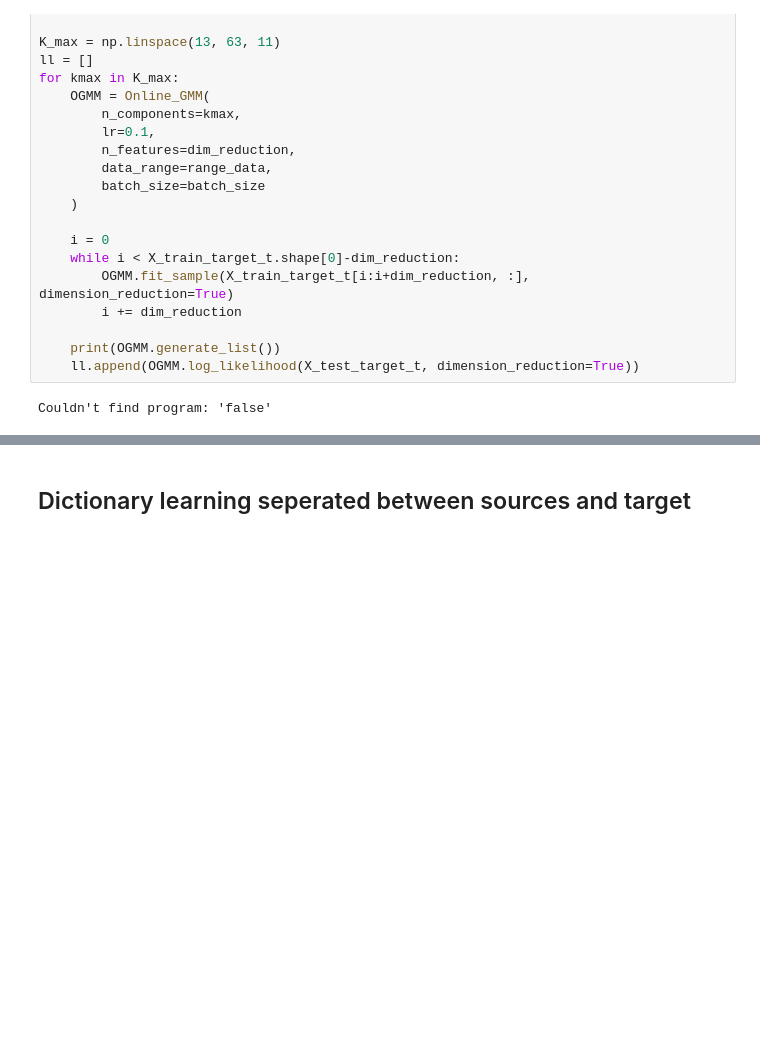
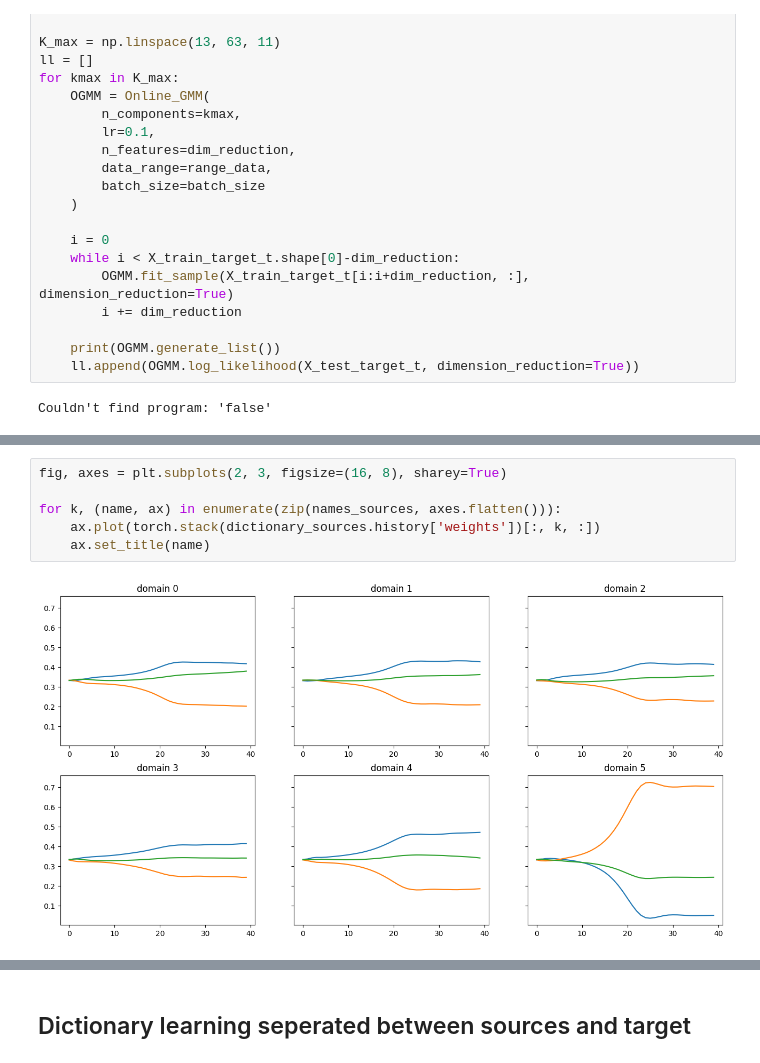
Before and after one commit to Stevan-LS/Online-DaDiL, a Jupyter notebook: PyDiL-main/PyDiL-main/CSTR - DaDiL Centralized.ipynb, the cells around one changed output, grey strips where cells are left out. Drawn from its saved outputs; the diff is of its cells as text; blank space fills up the shorter version.

```diff
--- a/PyDiL-main/PyDiL-main/CSTR - DaDiL Centralized.ipynb
+++ b/PyDiL-main/PyDiL-main/CSTR - DaDiL Centralized.ipynb
@@ -138,0 +199,8 @@ Couldn't find program: 'false'
+# %%
+fig, axes = plt.subplots(2, 3, figsize=(16, 8), sharey=True)
+
+for k, (name, ax) in enumerate(zip(names_sources, axes.flatten())):
+    ax.plot(torch.stack(dictionary_sources.history['weights'])[:, k, :])
+    ax.set_title(name)
+# %% [output]
+[figure, added]
```
Also changed, not shown: parts of 33 cells of this notebook, 2 other files.
